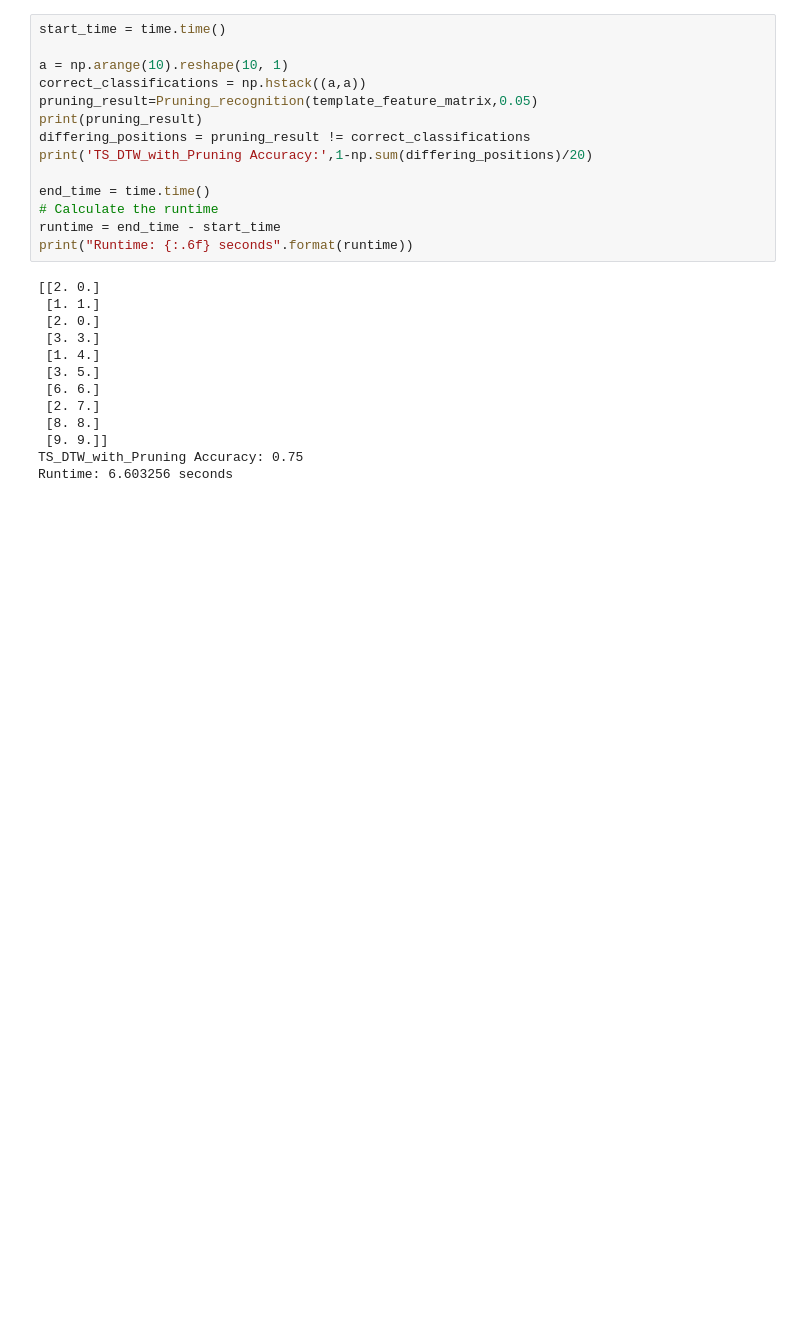
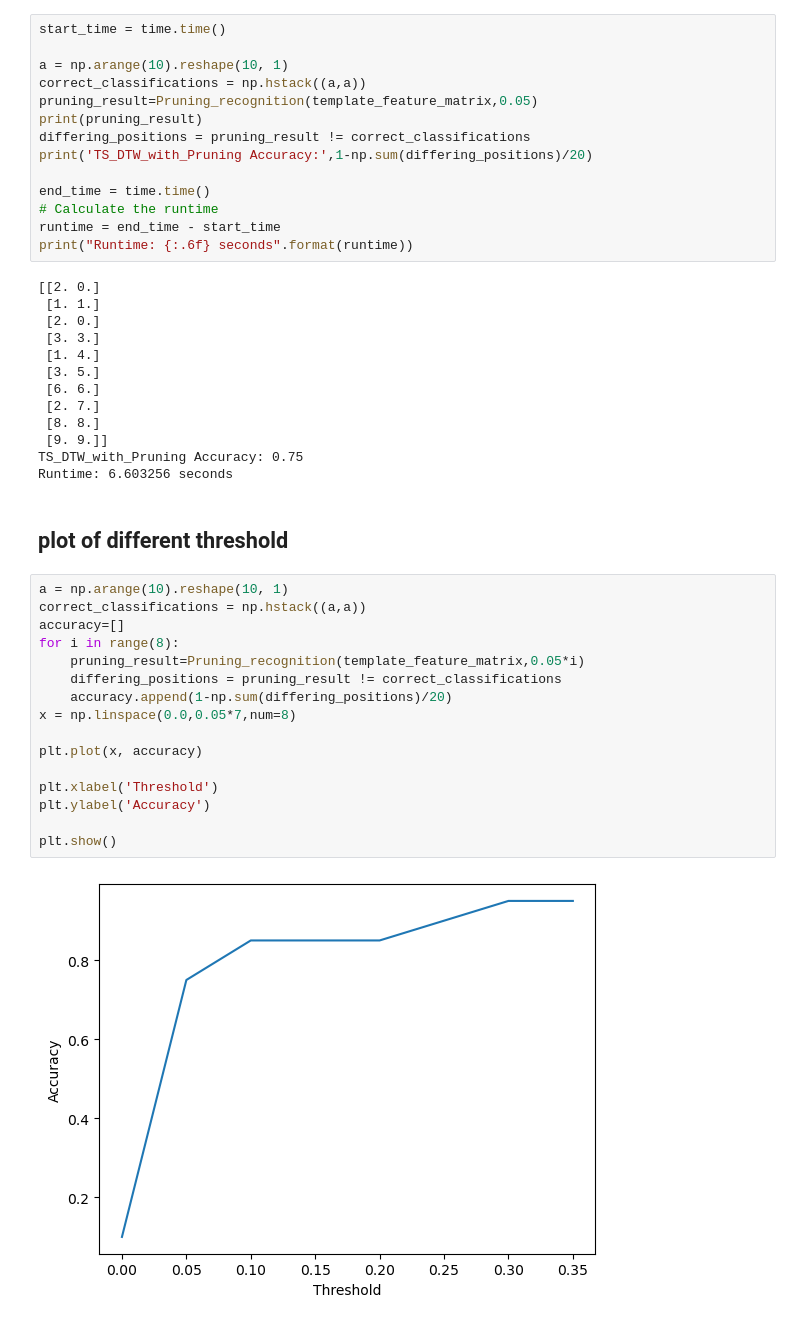
Before and after one commit to YWDDLiang/CS304, a Jupyter notebook: Project3/Project_3.ipynb, the cells around one changed output. Drawn from its saved outputs; the diff is of its cells as text; blank space fills up the shorter version.

```diff
--- a/Project3/Project_3.ipynb
+++ b/Project3/Project_3.ipynb
@@ -412,3 +414,23 @@ print("Runtime: {:.6f} seconds".format(runtime))
  [9. 9.]]
 TS_DTW_with_Pruning Accuracy: 0.75
 Runtime: 6.603256 seconds
+# %% [markdown]
+## plot of different threshold
+# %%
+a = np.arange(10).reshape(10, 1)
+correct_classifications = np.hstack((a,a))
+accuracy=[]
+for i in range(8):
+    pruning_result=Pruning_recognition(template_feature_matrix,0.05*i)
+    differing_positions = pruning_result != correct_classifications
+    accuracy.append(1-np.sum(differing_positions)/20)
+x = np.linspace(0.0,0.05*7,num=8)
+
+plt.plot(x, accuracy)
+
+plt.xlabel('Threshold')
+plt.ylabel('Accuracy')
+
+plt.show()
+# %% [output]
+[figure, added]
```
Also changed, not shown: parts of 1 cell of this notebook.
